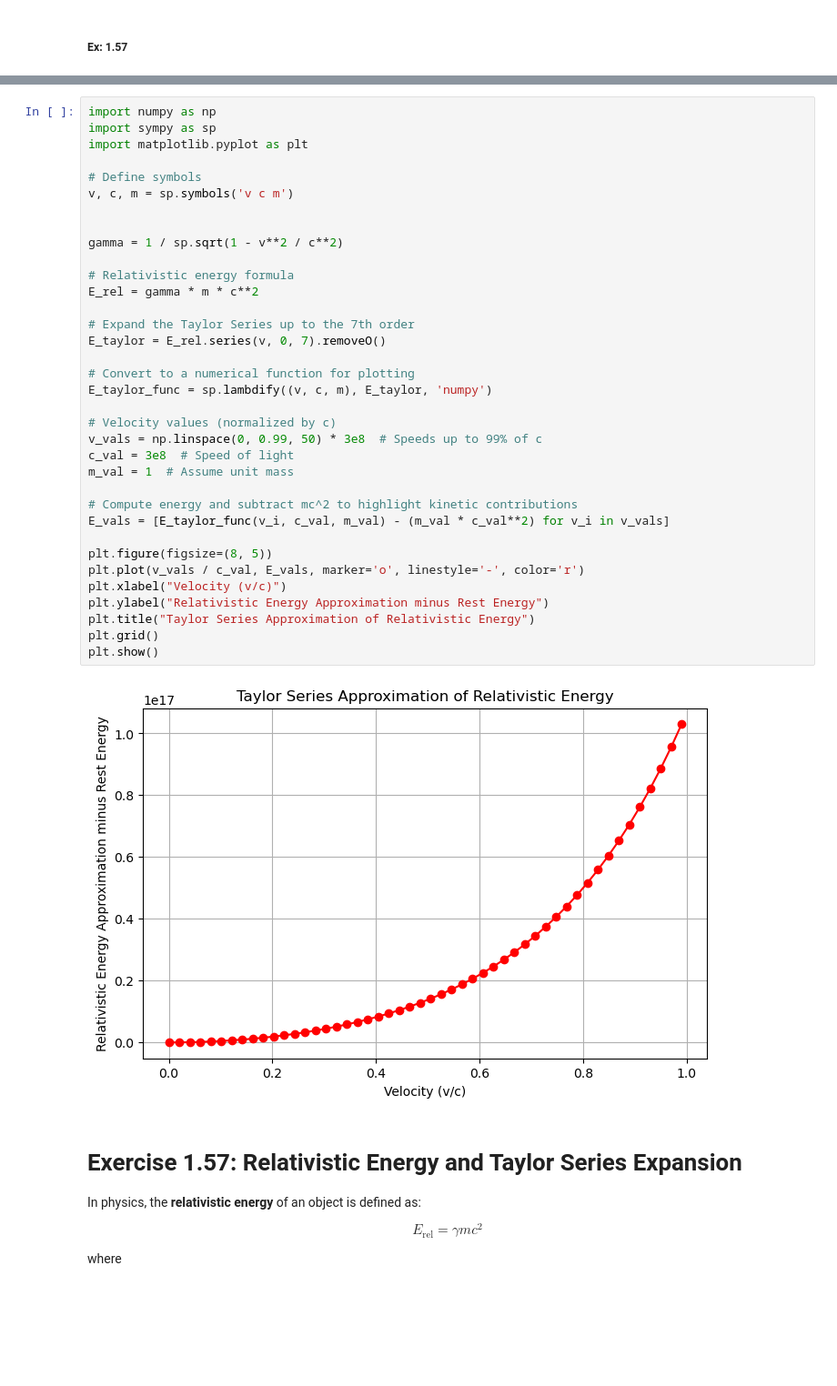
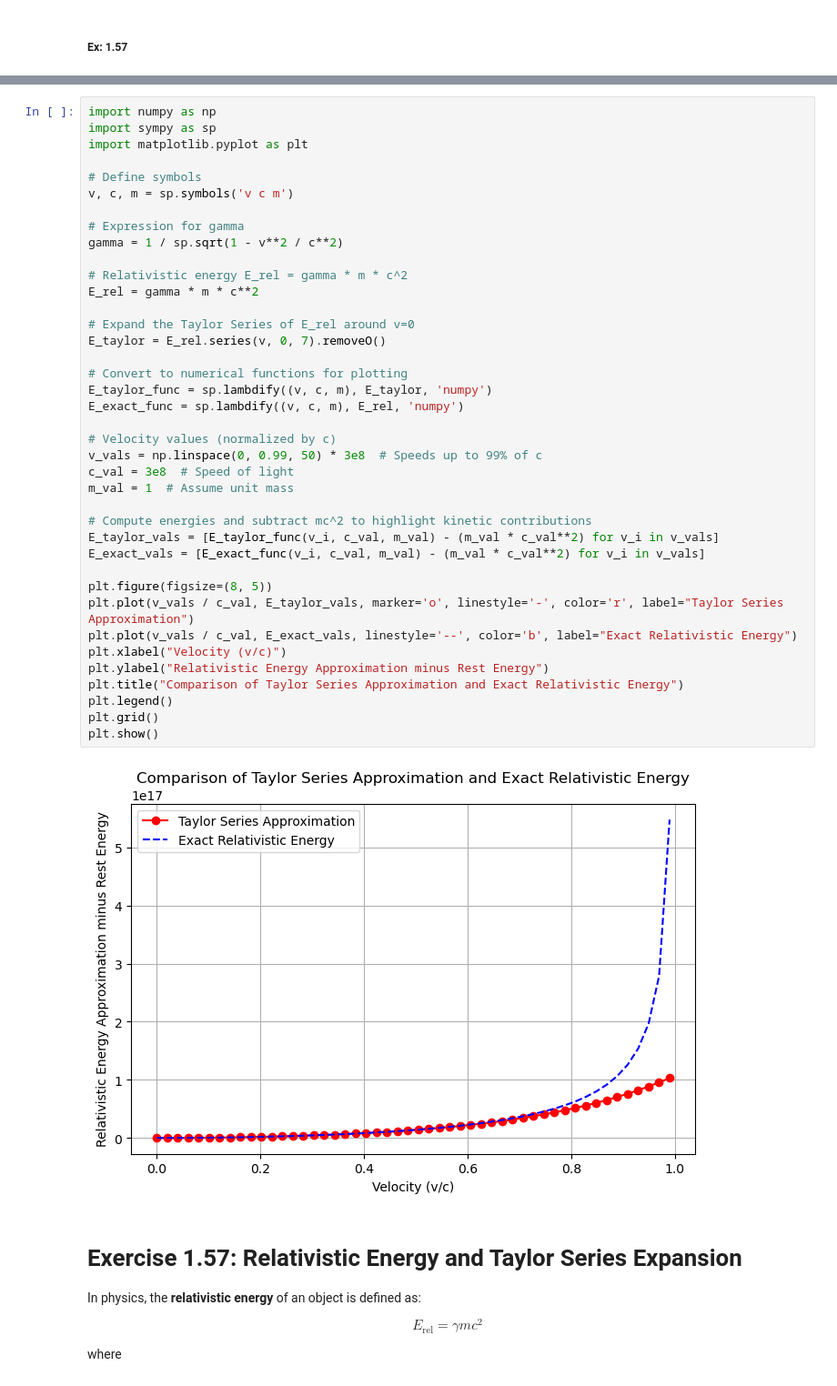
Before and after one commit to Quantum-Impulse/Sci-Comp, a Jupyter notebook: work/A1 Notebook.ipynb, the cells around one changed output, grey strips where cells are left out. Shown at 91% size. Saved outputs shown, nothing was run; the diff lists cells and outputs as text; blank space fills up the shorter version.

```diff
--- a/work/A1 Notebook.ipynb
+++ b/work/A1 Notebook.ipynb
@@ -72,40 +72,44 @@ Number of terms used: 10000
 # %%
 import numpy as np
 import sympy as sp
 import matplotlib.pyplot as plt
 
 # Define symbols
 v, c, m = sp.symbols('v c m')
 
-
+# Expression for gamma
 gamma = 1 / sp.sqrt(1 - v**2 / c**2)
 
-# Relativistic energy formula
+# Relativistic energy E_rel = gamma * m * c^2
 E_rel = gamma * m * c**2
 
-# Expand the Taylor Series up to the 7th order
+# Expand the Taylor Series of E_rel around v=0
 E_taylor = E_rel.series(v, 0, 7).removeO()
 
-# Convert to a numerical function for plotting
+# Convert to numerical functions for plotting
 E_taylor_func = sp.lambdify((v, c, m), E_taylor, 'numpy')
+E_exact_func = sp.lambdify((v, c, m), E_rel, 'numpy')
 
 # Velocity values (normalized by c)
 v_vals = np.linspace(0, 0.99, 50) * 3e8  # Speeds up to 99% of c
 c_val = 3e8  # Speed of light
 m_val = 1  # Assume unit mass
 
-# Compute energy and subtract mc^2 to highlight kinetic contributions
-E_vals = [E_taylor_func(v_i, c_val, m_val) - (m_val * c_val**2) for v_i in v_vals]
+# Compute energies and subtract mc^2 to highlight kinetic contributions
+E_taylor_vals = [E_taylor_func(v_i, c_val, m_val) - (m_val * c_val**2) for v_i in v_vals]
+E_exact_vals = [E_exact_func(v_i, c_val, m_val) - (m_val * c_val**2) for v_i in v_vals]
 
 plt.figure(figsize=(8, 5))
-plt.plot(v_vals / c_val, E_vals, marker='o', linestyle='-', color='r')
+plt.plot(v_vals / c_val, E_taylor_vals, marker='o', linestyle='-', color='r', label="Taylor Series Approximation")
+plt.plot(v_vals / c_val, E_exact_vals, linestyle='--', color='b', label="Exact Relativistic Energy")
 plt.xlabel("Velocity (v/c)")
 plt.ylabel("Relativistic Energy Approximation minus Rest Energy")
-plt.title("Taylor Series Approximation of Relativistic Energy")
+plt.title("Comparison of Taylor Series Approximation and Exact Relativistic Energy")
+plt.legend()
 plt.grid()
 plt.show()
 # %% [output]
-[figure, old version]
+[figure, new version]
 # %% [markdown]
 # **Exercise 1.57: Relativistic Energy and Taylor Series Expansion**
 
```
